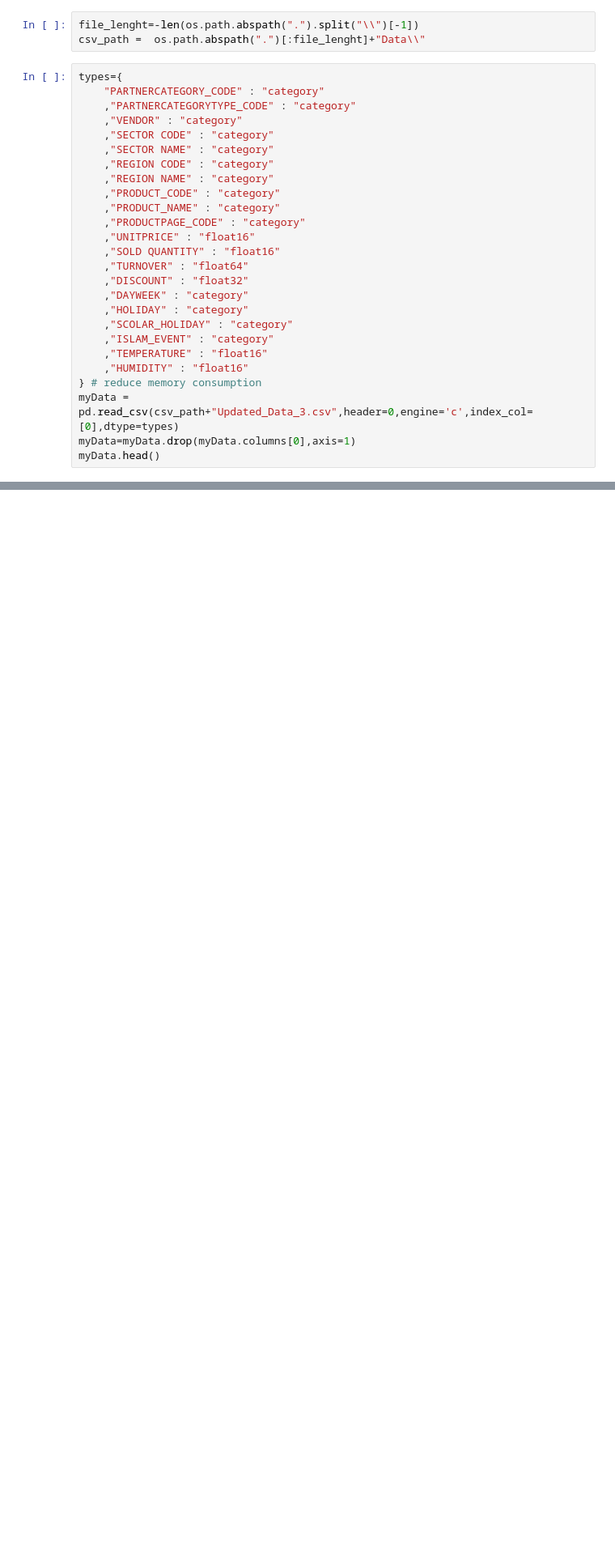
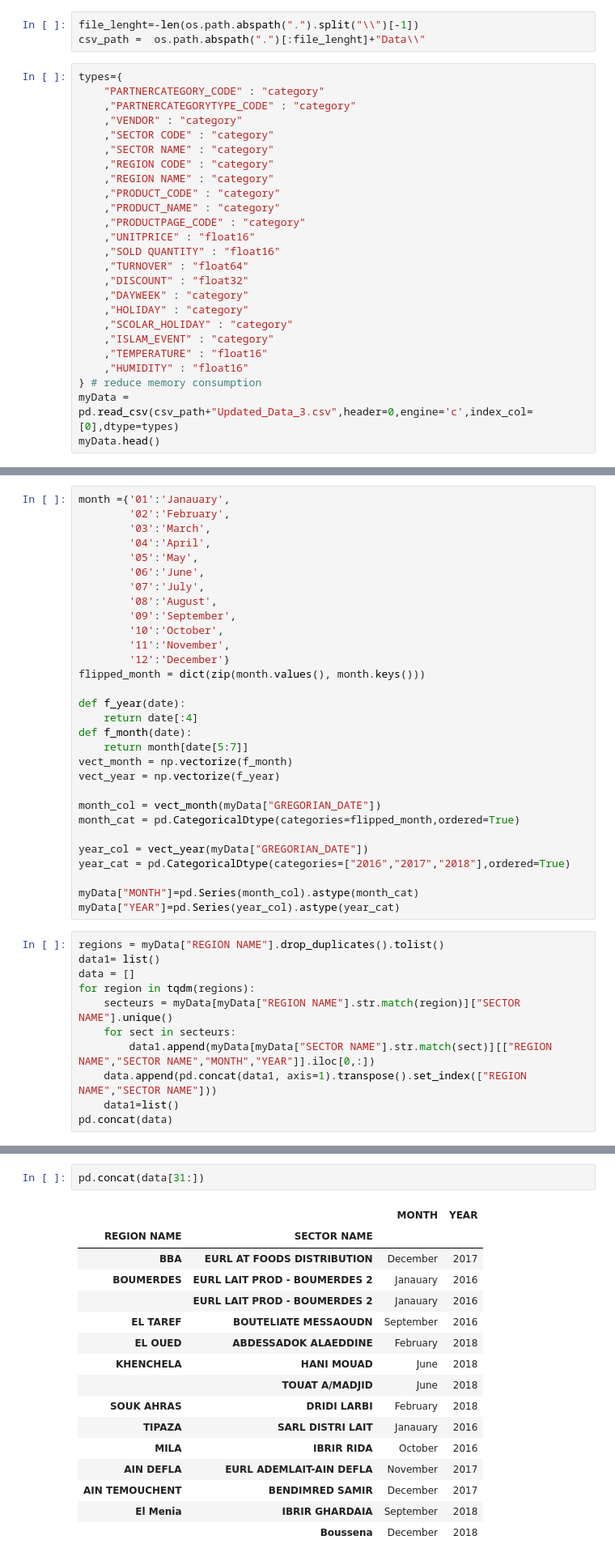
Before and after one commit to IsmailELY/Machine_Learning_for_Forecasting_Sales, a Jupyter notebook: More about regions.ipynb, the cells around one changed output, grey strips where cells are left out. Shown: that part at 81% size. Drawn from its saved outputs; the diff is of its cells as text; blank space fills up the shorter version.

```diff
--- a/More about regions.ipynb
+++ b/More about regions.ipynb
@@ -44,7 +44,6 @@ types={
     ,"HUMIDITY" : "float16"
 } # reduce memory consumption
 myData = pd.read_csv(csv_path+"Updated_Data_3.csv",header=0,engine='c',index_col=[0],dtype=types)
-myData=myData.drop(myData.columns[0],axis=1)
 myData.head()
 # %% [output]
 elementwise comparison failed; returning scalar instead, but in the future will perform elementwise comparison
@@ -57,0 +57,41 @@ elementwise comparison failed; returning scalar instead, but in the future will
+# %%
+month ={'01':'Janauary',
+        '02':'February',
+        '03':'March',
+        '04':'April',
+        '05':'May',
+        '06':'June',
+        '07':'July',
+        '08':'August',
+        '09':'September',
+        '10':'October',
+        '11':'November',
+        '12':'December'}
+flipped_month = dict(zip(month.values(), month.keys()))
+
+def f_year(date):
+    return date[:4]
+def f_month(date):
+    return month[date[5:7]]
+vect_month = np.vectorize(f_month)
+vect_year = np.vectorize(f_year)
+
+month_col = vect_month(myData["GREGORIAN_DATE"])
+month_cat = pd.CategoricalDtype(categories=flipped_month,ordered=True)
+
+year_col = vect_year(myData["GREGORIAN_DATE"])
+year_cat = pd.CategoricalDtype(categories=["2016","2017","2018"],ordered=True)
+
+myData["MONTH"]=pd.Series(month_col).astype(month_cat)
+myData["YEAR"]=pd.Series(year_col).astype(year_cat)
+# %%
+regions = myData["REGION NAME"].drop_duplicates().tolist()
+data1= list()
+data = []
+for region in tqdm(regions):
+    secteurs = myData[myData["REGION NAME"].str.match(region)]["SECTOR NAME"].unique()
+    for sect in secteurs:
+        data1.append(myData[myData["SECTOR NAME"].str.match(sect)][["REGION NAME","SECTOR NAME","MONTH","YEAR"]].iloc[0,:])
+    data.append(pd.concat(data1, axis=1).transpose().set_index(["REGION NAME","SECTOR NAME"]))
+    data1=list()
+pd.concat(data)
@@ -58,3 +113,22 @@ elementwise comparison failed; returning scalar instead, but in the future will
+# %%
+pd.concat(data[31:])
+# %% [output]
+|  |  | MONTH | YEAR |
+| REGION NAME | SECTOR NAME |  |  |
+| BBA | EURL AT FOODS DISTRIBUTION | December | 2017 |
+| BOUMERDES | EURL LAIT PROD - BOUMERDES 2 | Janauary | 2016 |
+|  | EURL LAIT PROD - BOUMERDES 2 | Janauary | 2016 |
+| EL TAREF | BOUTELIATE MESSAOUDN | September | 2016 |
+| EL OUED | ABDESSADOK ALAEDDINE | February | 2018 |
+| KHENCHELA | HANI MOUAD | June | 2018 |
+|  | TOUAT A/MADJID | June | 2018 |
+| SOUK AHRAS | DRIDI LARBI | February | 2018 |
+| TIPAZA | SARL DISTRI LAIT | Janauary | 2016 |
+| MILA | IBRIR RIDA | October | 2016 |
+| AIN DEFLA | EURL ADEMLAIT-AIN DEFLA | November | 2017 |
+| AIN TEMOUCHENT | BENDIMRED SAMIR | December | 2017 |
+| El Menia | IBRIR GHARDAIA | September | 2018 |
+|  | Boussena | December | 2018 |
 # %%
 coord = pd.read_csv(csv_path+"coord.csv",header=0,index_col=[1])
 coord=coord.drop(coord.columns[0],axis=1)
```
Also changed, not shown: parts of 9 cells of this notebook, 12 other files.
